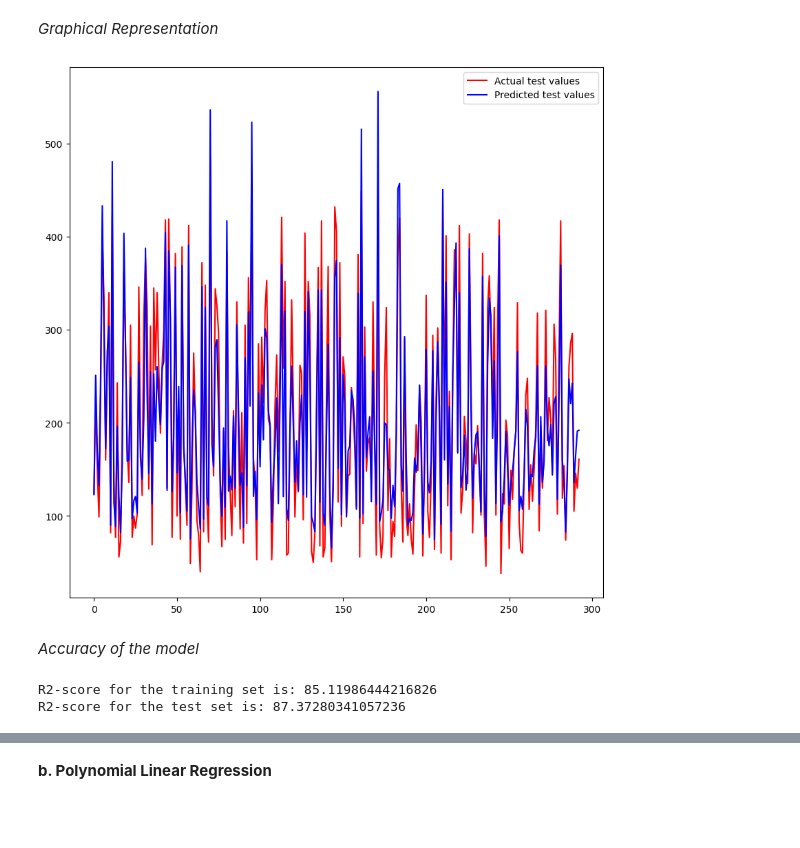
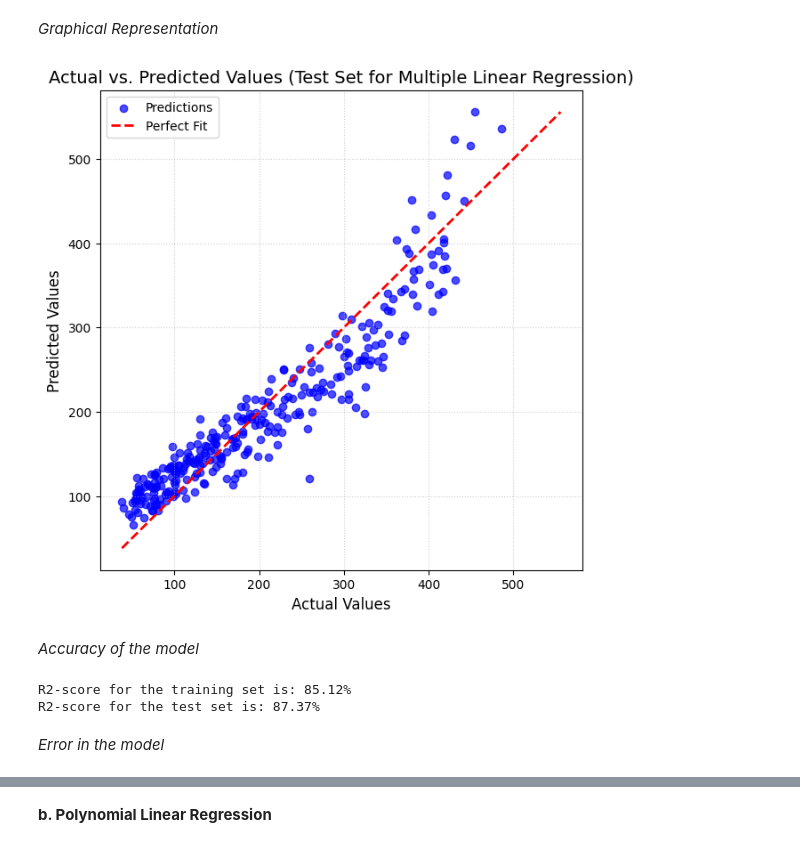
Before and after one commit to AbhijyotSingh/AQI_Prediction_Delhi, a Jupyter notebook: AQI Prediction Delhi - Regression.ipynb, the cells around one changed output, grey strips where cells are left out. Cells and saved outputs as stored; diff of their text form; code cells hidden in the pictures; blank space fills up the shorter version.

```diff
--- a/AQI Prediction Delhi - Regression.ipynb
+++ b/AQI Prediction Delhi - Regression.ipynb
@@ -295,21 +313,33 @@ For the test set:
 # %% [markdown]
 <i>Graphical Representation</i>
 # %%
-plt.figure(figsize=(10,10))
-plt.plot(y_test,color="red",label="Actual test values")
-plt.plot(y_pred_test,color="blue",label="Predicted test values")
+plt.figure(figsize=(7, 7))
+plt.scatter(y_test, y_pred_test, color='blue', alpha=0.7, label='Predictions')
+
+max_val = max(max(y_test), max(y_pred_test))
+min_val = min(min(y_test), min(y_pred_test))
+
+plt.plot([min_val, max_val], [min_val, max_val], color='red', linestyle='--', linewidth=2, label='Perfect Fit')
+
+plt.title('Actual vs. Predicted Values (Test Set for Multiple Linear Regression)', fontsize=14)
+plt.xlabel('Actual Values', fontsize=12)
+plt.ylabel('Predicted Values', fontsize=12)
 plt.legend()
+plt.grid(True, linestyle=':', alpha=0.6)
+
 plt.show()
 # %% [output]
-[figure, old version]
+[figure, new version]
 # %% [markdown]
 <i>Accuracy of the model</i>
 # %%
 from sklearn.metrics import r2_score
 
-print(f"R2-score for the training set is: {r2_score(y_train,y_pred_train)*100}")
+print(f"R2-score for the training set is: {r2_score(y_train,y_pred_train)*100:.2f}%")
 
-print(f"R2-score for the test set is: {r2_score(y_test,y_pred_test)*100}")
+print(f"R2-score for the test set is: {r2_score(y_test,y_pred_test)*100:.2f}%")
 # %% [output]
-R2-score for the training set is: 85.11986444216826
-R2-score for the test set is: 87.37280341057236
+R2-score for the training set is: 85.12%
+R2-score for the test set is: 87.37%
+# %% [markdown]
+<i>Error in the model</i>
```
Also changed, not shown: parts of 53 cells of this notebook, 3 other files.
